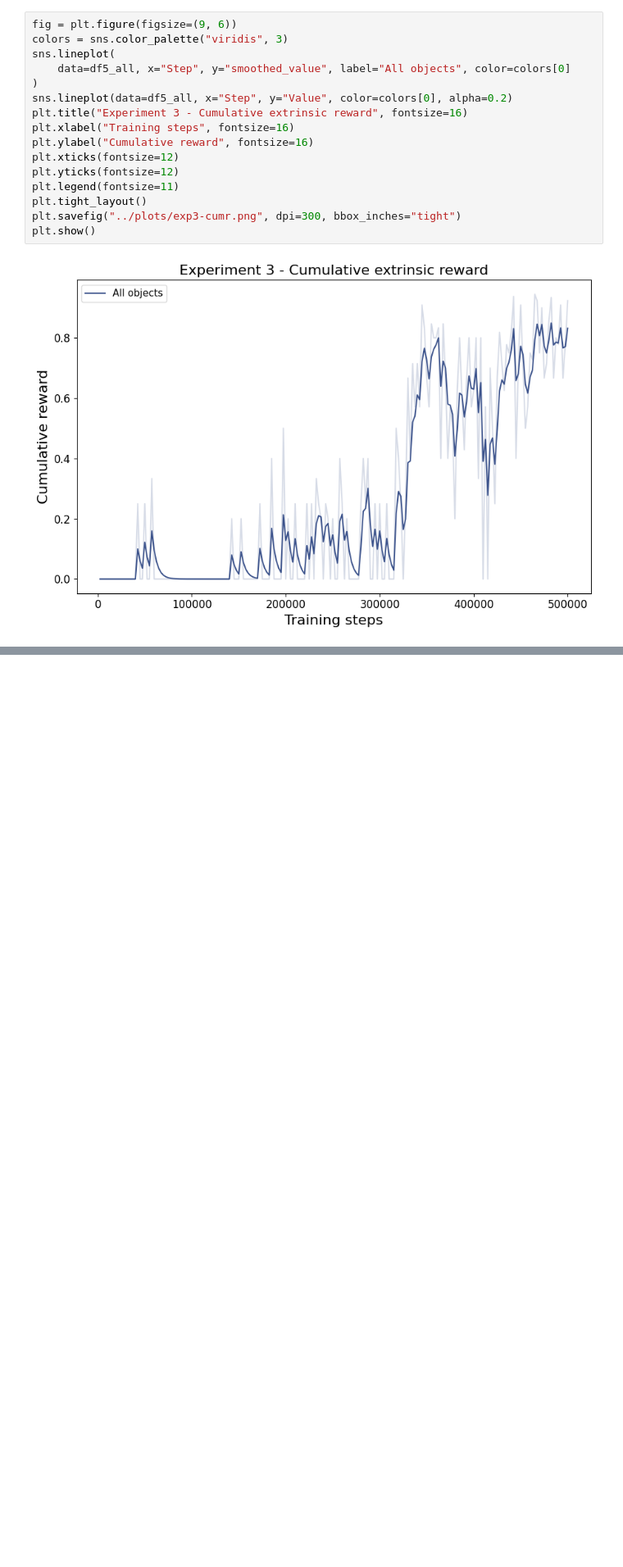
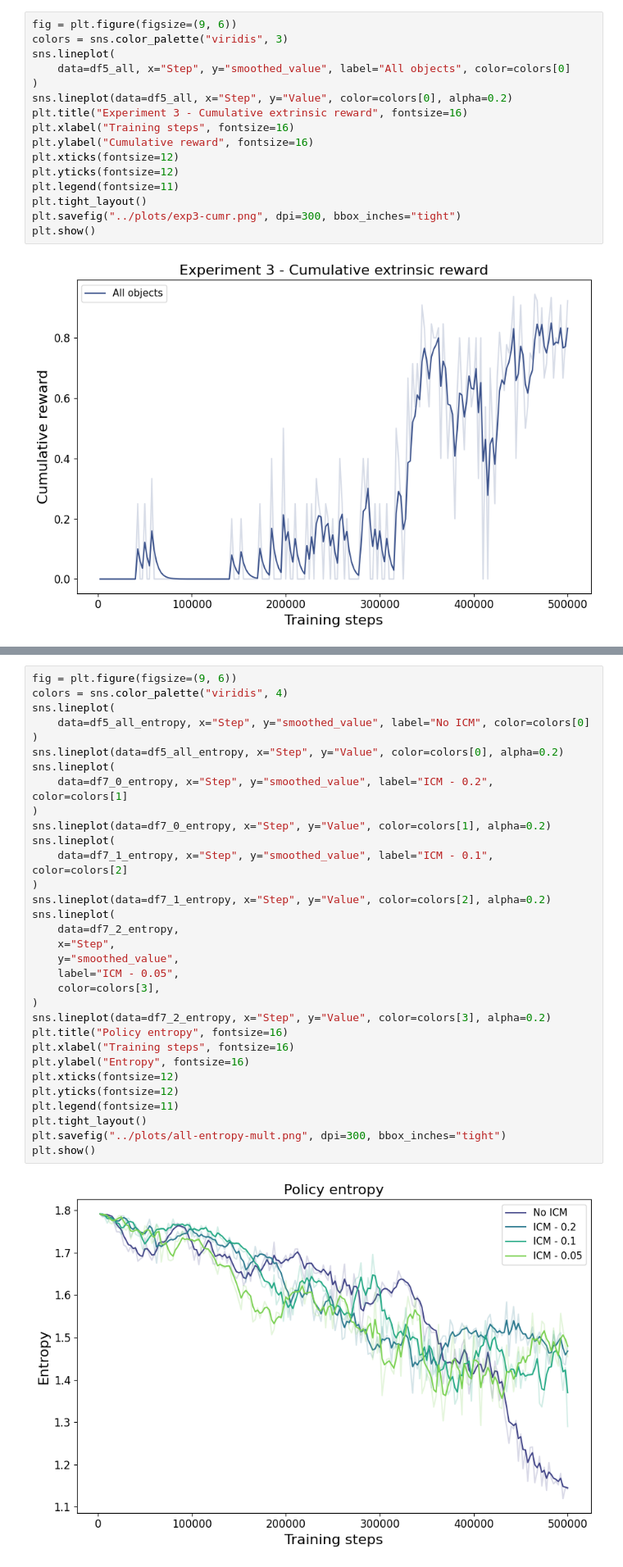
Before and after one commit to Le-Gris/shadowmatic-rl, a Jupyter notebook: notebooks/plots.ipynb, the cells around one changed output, grey strips where cells are left out. Shown at 82% size. Saved outputs shown, nothing was run; the diff lists cells and outputs as text; blank space fills up the shorter version.

```diff
--- a/notebooks/plots.ipynb
+++ b/notebooks/plots.ipynb
@@ -188,0 +281,34 @@ plt.show()
+# %%
+fig = plt.figure(figsize=(9, 6))
+colors = sns.color_palette("viridis", 4)
+sns.lineplot(
+    data=df5_all_entropy, x="Step", y="smoothed_value", label="No ICM", color=colors[0]
+)
+sns.lineplot(data=df5_all_entropy, x="Step", y="Value", color=colors[0], alpha=0.2)
+sns.lineplot(
+    data=df7_0_entropy, x="Step", y="smoothed_value", label="ICM - 0.2", color=colors[1]
+)
+sns.lineplot(data=df7_0_entropy, x="Step", y="Value", color=colors[1], alpha=0.2)
+sns.lineplot(
+    data=df7_1_entropy, x="Step", y="smoothed_value", label="ICM - 0.1", color=colors[2]
+)
+sns.lineplot(data=df7_1_entropy, x="Step", y="Value", color=colors[2], alpha=0.2)
+sns.lineplot(
+    data=df7_2_entropy,
+    x="Step",
+    y="smoothed_value",
+    label="ICM - 0.05",
+    color=colors[3],
+)
+sns.lineplot(data=df7_2_entropy, x="Step", y="Value", color=colors[3], alpha=0.2)
+plt.title("Policy entropy", fontsize=16)
+plt.xlabel("Training steps", fontsize=16)
+plt.ylabel("Entropy", fontsize=16)
+plt.xticks(fontsize=12)
+plt.yticks(fontsize=12)
+plt.legend(fontsize=11)
+plt.tight_layout()
+plt.savefig("../plots/all-entropy-mult.png", dpi=300, bbox_inches="tight")
+plt.show()
+# %% [output]
+[figure, added]
```
Also changed, not shown: parts of 5 cells of this notebook, 11 other files.
